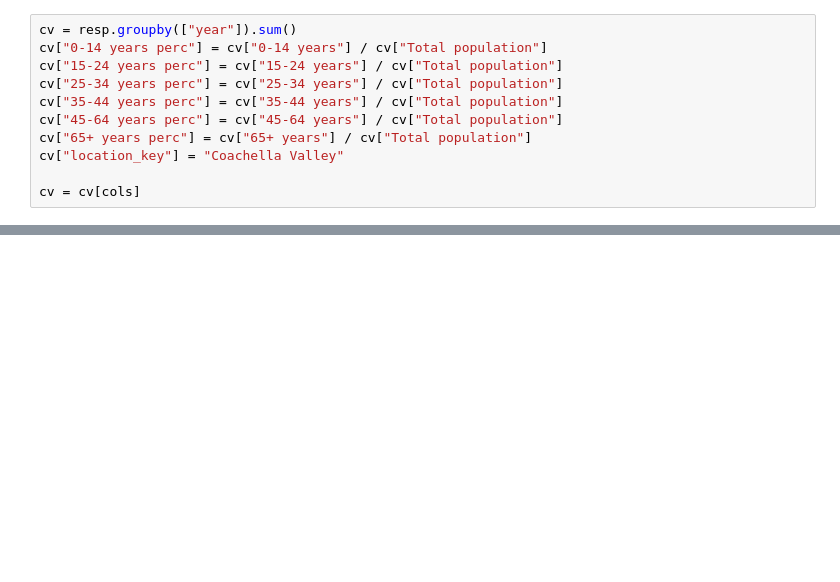
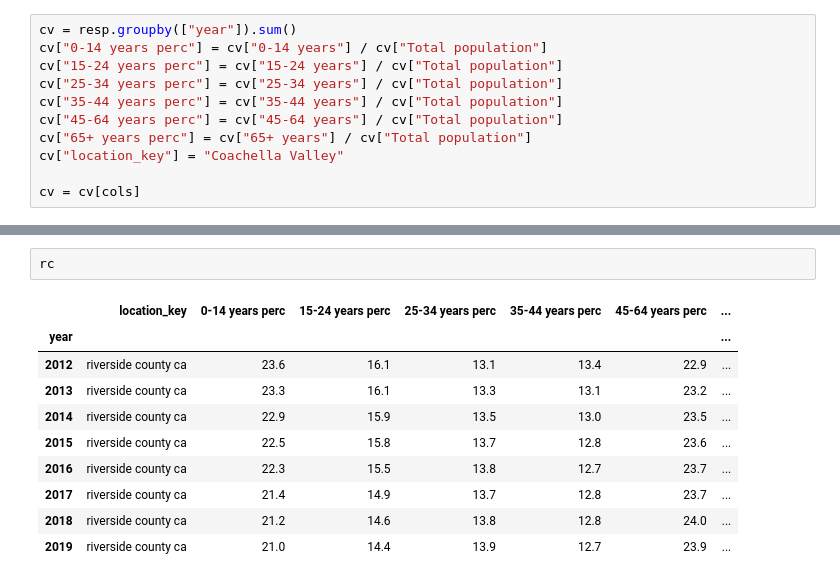
Before and after one commit to sophiahuangg/data-automation, a Jupyter notebook: ACS Age Distribution.ipynb, the cells around one changed output, grey strips where cells are left out. Drawn from its saved outputs; the diff is of its cells as text; blank space fills up the shorter version.

```diff
--- a/ACS Age Distribution.ipynb
+++ b/ACS Age Distribution.ipynb
@@ -116,0 +245,13 @@ Name: Total population, Length: 72, dtype: object
+# %%
+rc
+# %% [output]
+|  | location_key | 0-14 years perc | 15-24 years perc | 25-34 years perc | 35-44 years perc | 45-64 years perc | ... |
+| year |  |  |  |  |  |  | ... |
+| 2012 | riverside county ca | 23.6 | 16.1 | 13.1 | 13.4 | 22.9 | ... |
+| 2013 | riverside county ca | 23.3 | 16.1 | 13.3 | 13.1 | 23.2 | ... |
+| 2014 | riverside county ca | 22.9 | 15.9 | 13.5 | 13.0 | 23.5 | ... |
+| 2015 | riverside county ca | 22.5 | 15.8 | 13.7 | 12.8 | 23.6 | ... |
+| 2016 | riverside county ca | 22.3 | 15.5 | 13.8 | 12.7 | 23.7 | ... |
+| 2017 | riverside county ca | 21.4 | 14.9 | 13.7 | 12.8 | 23.7 | ... |
+| 2018 | riverside county ca | 21.2 | 14.6 | 13.8 | 12.8 | 24.0 | ... |
+| 2019 | riverside county ca | 21.0 | 14.4 | 13.9 | 12.7 | 23.9 | ... |
```
Also changed, not shown: parts of 22 cells of this notebook, 2 other files.
